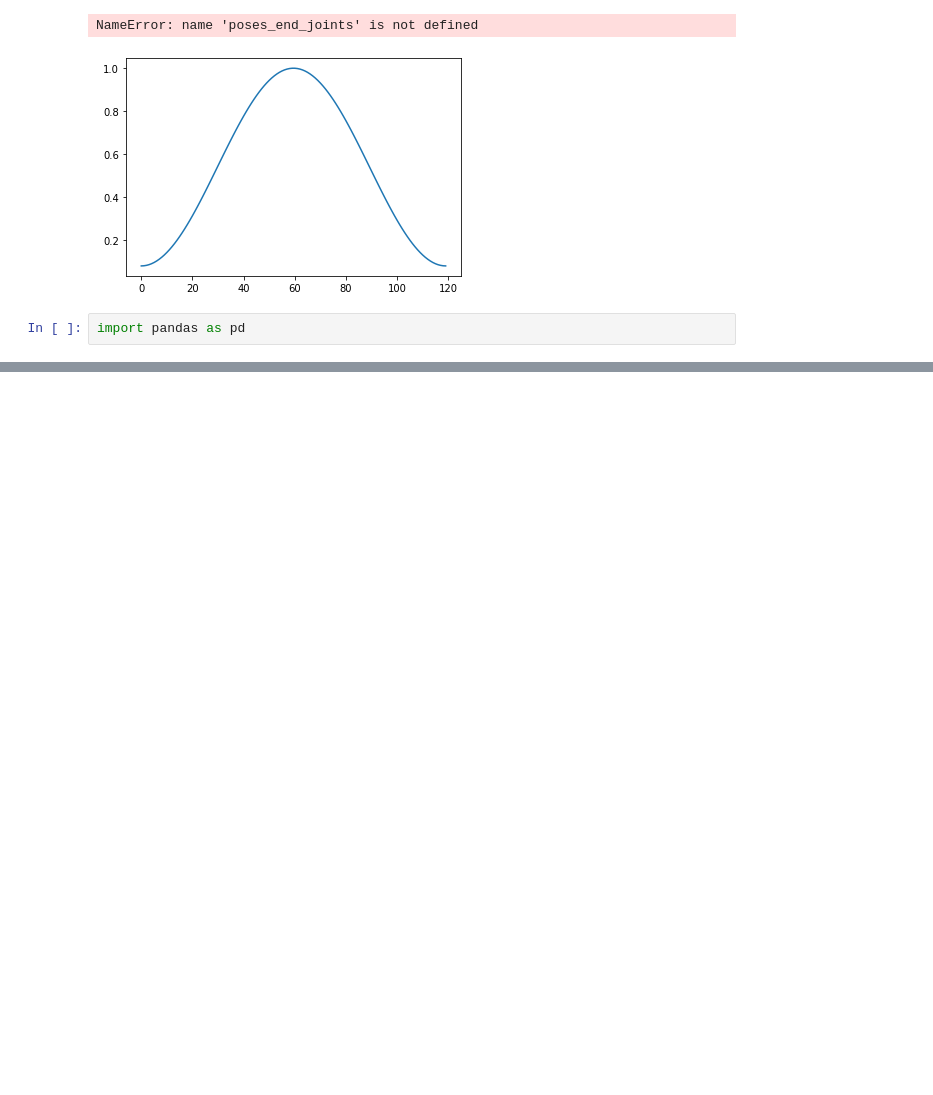
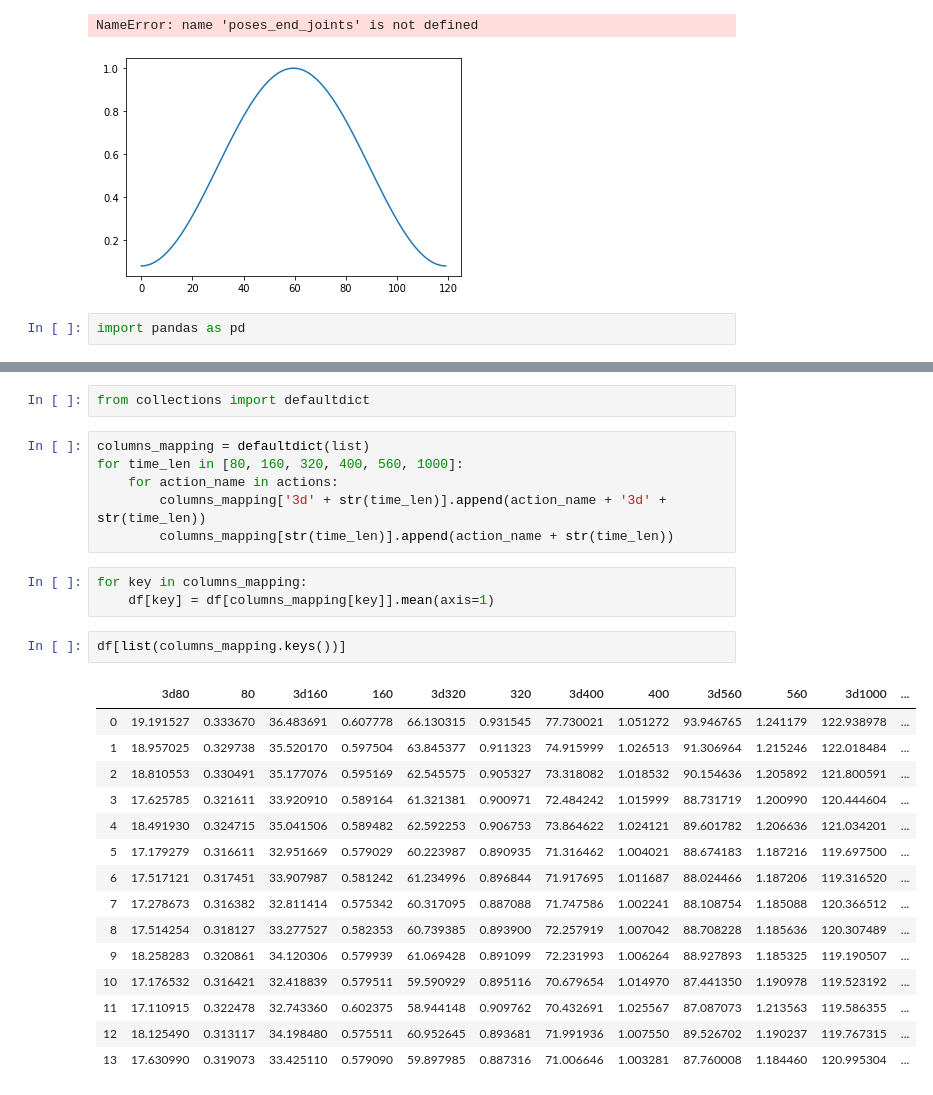
Before and after one commit to tileb1/LearnTrajDep, a Jupyter notebook: Untitled.ipynb, the cells around one changed output, grey strips where cells are left out. Cells and saved outputs as stored; diff of their text form; blank space fills up the shorter version.

```diff
--- a/Untitled.ipynb
+++ b/Untitled.ipynb
@@ -138,0 +159,29 @@ pd.read_csv('./checkpoint/test/main_in10_out25_dctn30.csv')
+# %%
+from collections import defaultdict
+# %%
+columns_mapping = defaultdict(list)
+for time_len in [80, 160, 320, 400, 560, 1000]:
+    for action_name in actions:
+        columns_mapping['3d' + str(time_len)].append(action_name + '3d' + str(time_len))
+        columns_mapping[str(time_len)].append(action_name + str(time_len))
+# %%
+for key in columns_mapping:
+    df[key] = df[columns_mapping[key]].mean(axis=1)
+# %%
+df[list(columns_mapping.keys())]
+# %% [output]
+|  | 3d80 | 80 | 3d160 | 160 | 3d320 | 320 | 3d400 | 400 | 3d560 | 560 | 3d1000 | ... |
+| 0 | 19.191527 | 0.333670 | 36.483691 | 0.607778 | 66.130315 | 0.931545 | 77.730021 | 1.051272 | 93.946765 | 1.241179 | 122.938978 | ... |
+| 1 | 18.957025 | 0.329738 | 35.520170 | 0.597504 | 63.845377 | 0.911323 | 74.915999 | 1.026513 | 91.306964 | 1.215246 | 122.018484 | ... |
+| 2 | 18.810553 | 0.330491 | 35.177076 | 0.595169 | 62.545575 | 0.905327 | 73.318082 | 1.018532 | 90.154636 | 1.205892 | 121.800591 | ... |
+| 3 | 17.625785 | 0.321611 | 33.920910 | 0.589164 | 61.321381 | 0.900971 | 72.484242 | 1.015999 | 88.731719 | 1.200990 | 120.444604 | ... |
+| 4 | 18.491930 | 0.324715 | 35.041506 | 0.589482 | 62.592253 | 0.906753 | 73.864622 | 1.024121 | 89.601782 | 1.206636 | 121.034201 | ... |
+| 5 | 17.179279 | 0.316611 | 32.951669 | 0.579029 | 60.223987 | 0.890935 | 71.316462 | 1.004021 | 88.674183 | 1.187216 | 119.697500 | ... |
+| 6 | 17.517121 | 0.317451 | 33.907987 | 0.581242 | 61.234996 | 0.896844 | 71.917695 | 1.011687 | 88.024466 | 1.187206 | 119.316520 | ... |
+| 7 | 17.278673 | 0.316382 | 32.811414 | 0.575342 | 60.317095 | 0.887088 | 71.747586 | 1.002241 | 88.108754 | 1.185088 | 120.366512 | ... |
+| 8 | 17.514254 | 0.318127 | 33.277527 | 0.582353 | 60.739385 | 0.893900 | 72.257919 | 1.007042 | 88.708228 | 1.185636 | 120.307489 | ... |
+| 9 | 18.258283 | 0.320861 | 34.120306 | 0.579939 | 61.069428 | 0.891099 | 72.231993 | 1.006264 | 88.927893 | 1.185325 | 119.190507 | ... |
+| 10 | 17.176532 | 0.316421 | 32.418839 | 0.579511 | 59.590929 | 0.895116 | 70.679654 | 1.014970 | 87.441350 | 1.190978 | 119.523192 | ... |
+| 11 | 17.110915 | 0.322478 | 32.743360 | 0.602375 | 58.944148 | 0.909762 | 70.432691 | 1.025567 | 87.087073 | 1.213563 | 119.586355 | ... |
+| 12 | 18.125490 | 0.313117 | 34.198480 | 0.575511 | 60.952645 | 0.893681 | 71.991936 | 1.007550 | 89.526702 | 1.190237 | 119.767315 | ... |
+| 13 | 17.630990 | 0.319073 | 33.425110 | 0.579090 | 59.897985 | 0.887316 | 71.006646 | 1.003281 | 87.760008 | 1.184460 | 120.995304 | ... |
```
Also changed, not shown: parts of 2 cells of this notebook, 1 other file.
